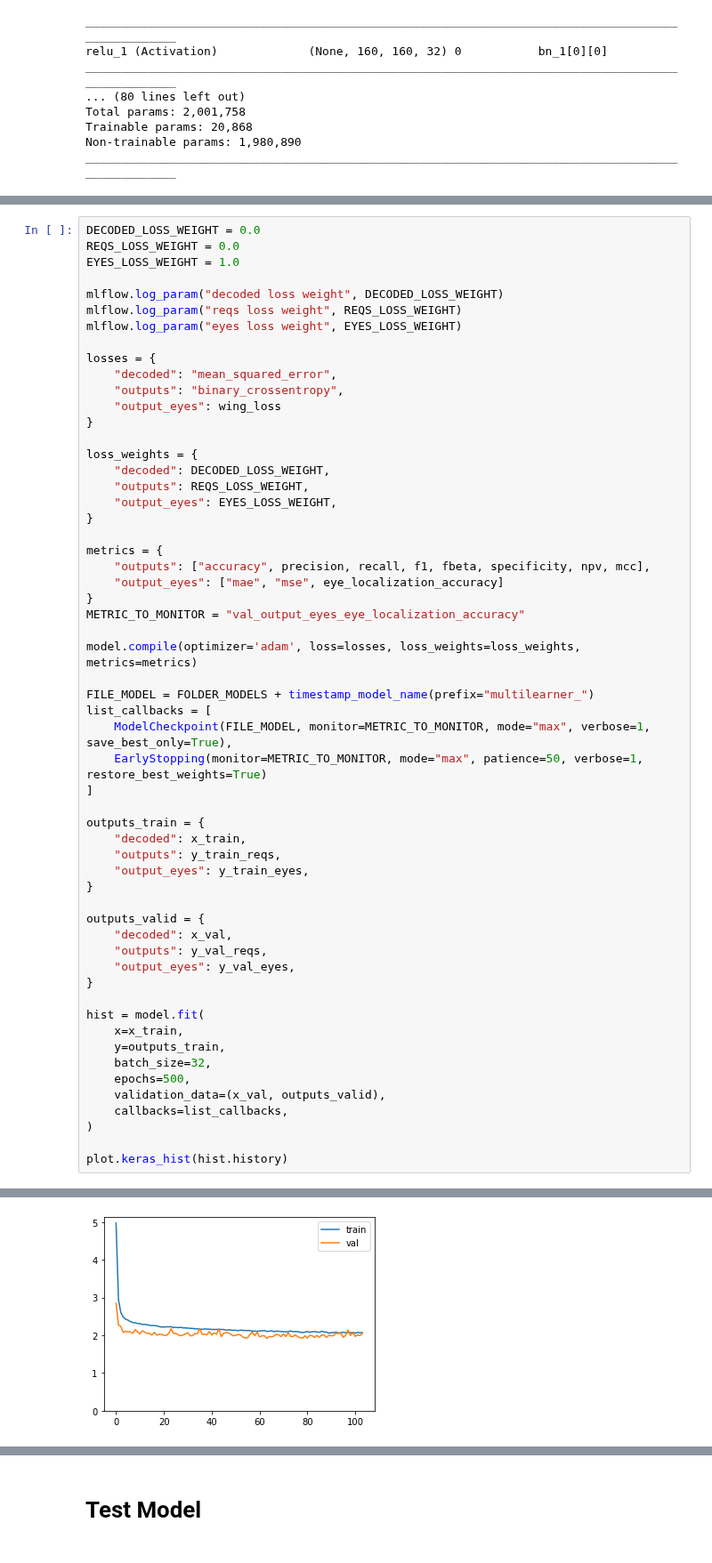
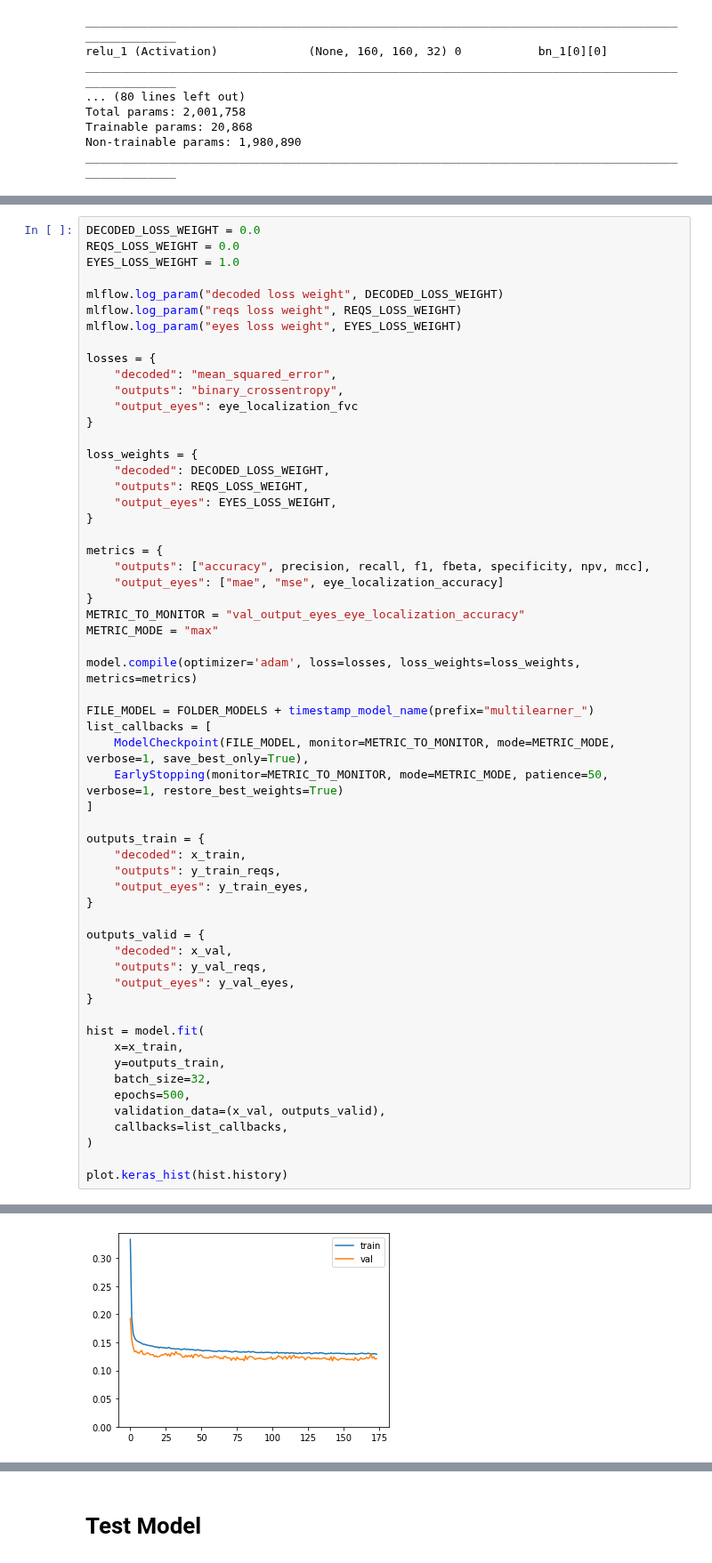
Before and after one commit to arnaldog12/icaonet, a Jupyter notebook: notebooks/supervised_unsupervised/Multilearning-Finetune.ipynb, the cells around one changed output, grey strips where cells are left out. Shown at 89% size. Saved outputs shown, nothing was run; the diff lists cells and outputs as text.

```diff
--- a/notebooks/supervised_unsupervised/Multilearning-Finetune.ipynb
+++ b/notebooks/supervised_unsupervised/Multilearning-Finetune.ipynb
@@ -239,7 +239,7 @@ mlflow.log_param("eyes loss weight", EYES_LOSS_WEIGHT)
 losses = {
     "decoded": "mean_squared_error",
     "outputs": "binary_crossentropy",
-    "output_eyes": wing_loss
+    "output_eyes": eye_localization_fvc
 }
 
 loss_weights = {
@@ -253,13 +253,14 @@ metrics = {
     "output_eyes": ["mae", "mse", eye_localization_accuracy]
 }
 METRIC_TO_MONITOR = "val_output_eyes_eye_localization_accuracy"
+METRIC_MODE = "max"
 
 model.compile(optimizer='adam', loss=losses, loss_weights=loss_weights, metrics=metrics)
 
 FILE_MODEL = FOLDER_MODELS + timestamp_model_name(prefix="multilearner_")
 list_callbacks = [
-    ModelCheckpoint(FILE_MODEL, monitor=METRIC_TO_MONITOR, mode="max", verbose=1, save_best_only=True),
-    EarlyStopping(monitor=METRIC_TO_MONITOR, mode="max", patience=50, verbose=1, restore_best_weights=True)
+    ModelCheckpoint(FILE_MODEL, monitor=METRIC_TO_MONITOR, mode=METRIC_MODE, verbose=1, save_best_only=True),
+    EarlyStopping(monitor=METRIC_TO_MONITOR, mode=METRIC_MODE, patience=50, verbose=1, restore_best_weights=True)
 ]
 
 outputs_train = {
@@ -305,4 +306,4 @@ Epoch 00104: early stopping
-[figure, old version]
+[figure, new version]
 # %%
 history = hist.history
 
```
Also changed, not shown: parts of 3 cells of this notebook.
